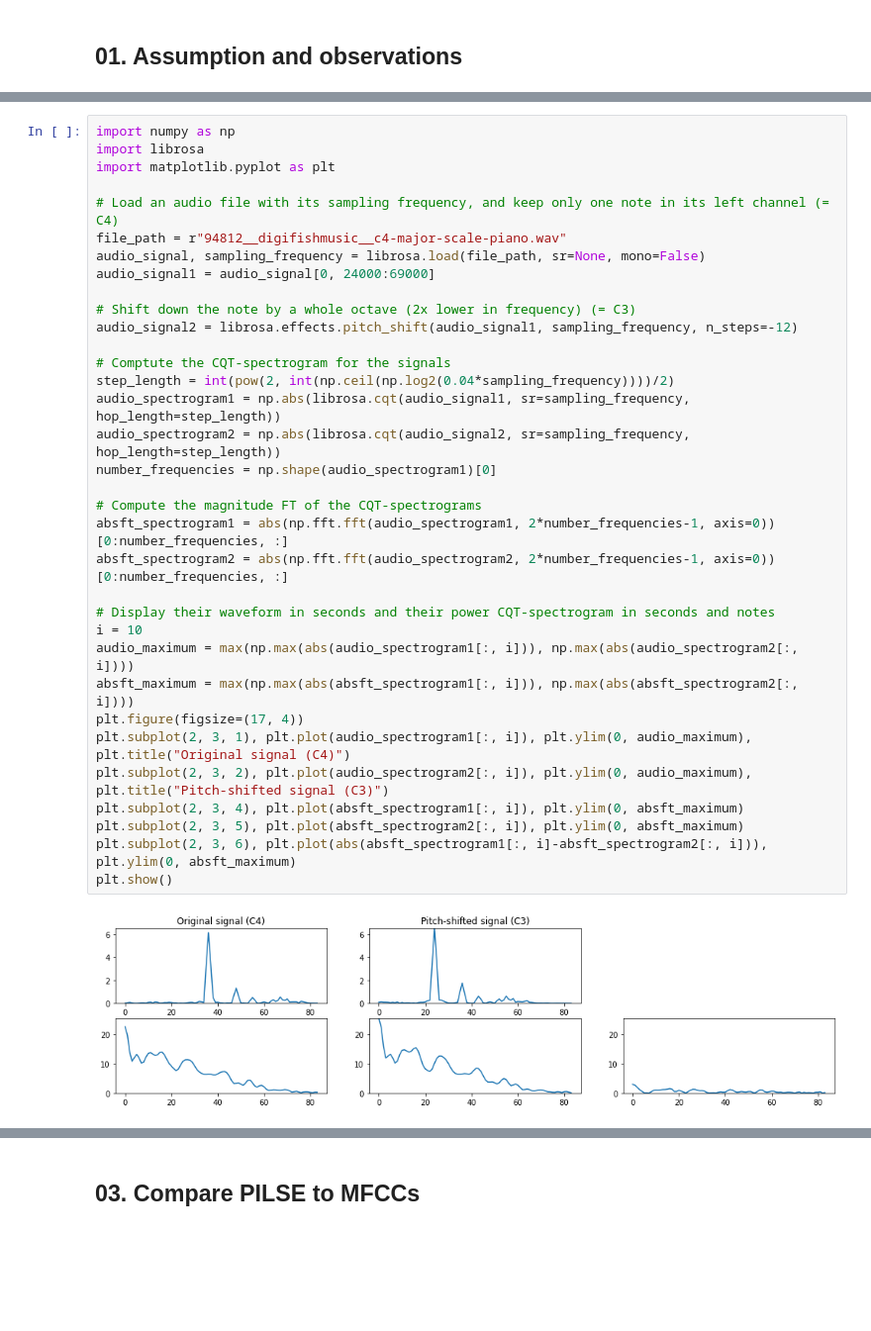
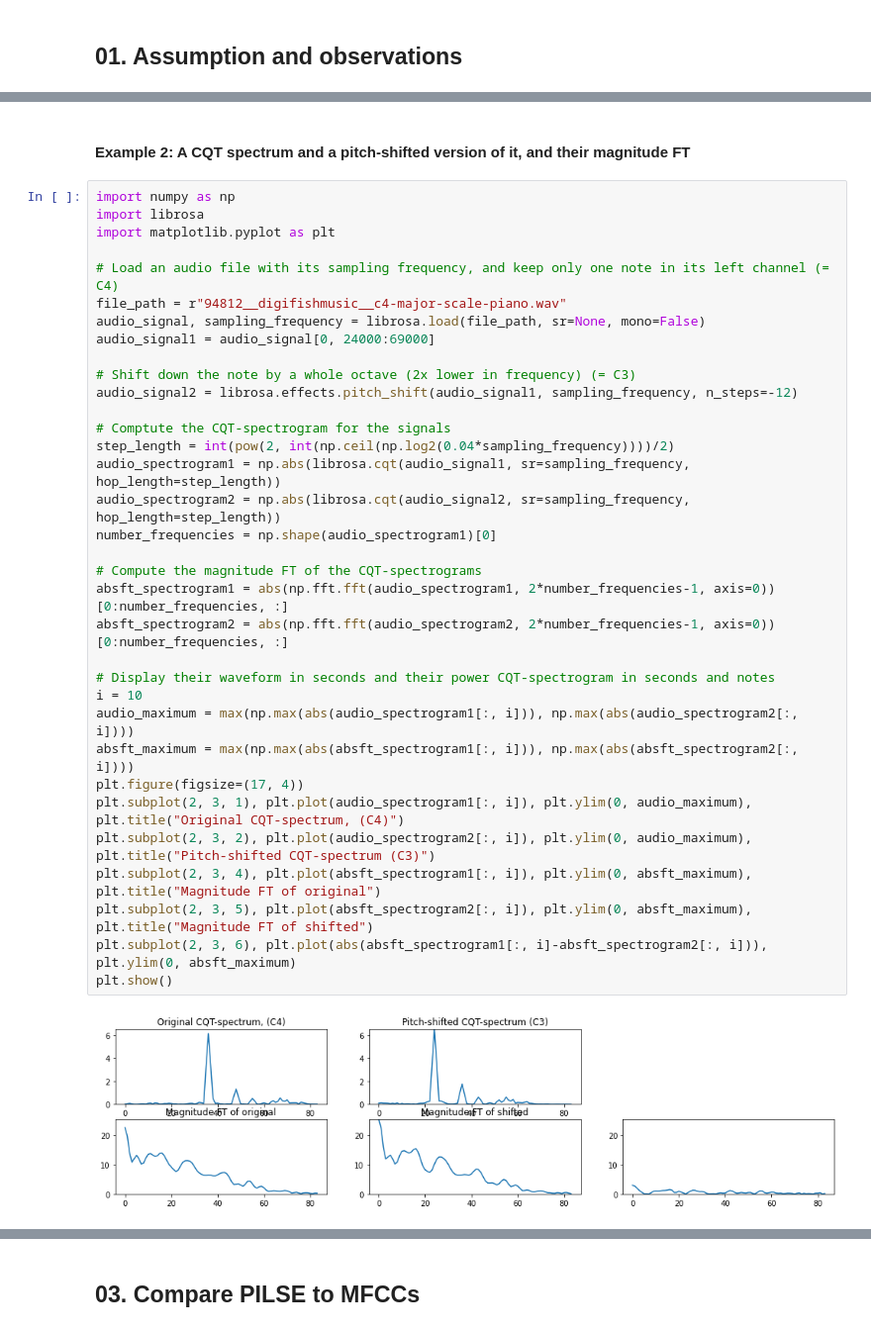
Before and after one commit to zafarrafii/CQHC-Python, a Jupyter notebook: PILSE-Python.ipynb, the cells around one changed output, grey strips where cells are left out. Shown at 99% size. Cells and saved outputs as stored; diff of their text form; blank space fills up the shorter version.

```diff
--- a/PILSE-Python.ipynb
+++ b/PILSE-Python.ipynb
@@ -160,36 +183,38 @@ plt.show()
+# %% [markdown]
+#### Example 2: A CQT spectrum and a pitch-shifted version of it, and their magnitude FT
 # %%
 import numpy as np
 import librosa
 import matplotlib.pyplot as plt
 
 # Load an audio file with its sampling frequency, and keep only one note in its left channel (= C4)
 file_path = r"94812__digifishmusic__c4-major-scale-piano.wav"
 audio_signal, sampling_frequency = librosa.load(file_path, sr=None, mono=False)
 audio_signal1 = audio_signal[0, 24000:69000]
 
 # Shift down the note by a whole octave (2x lower in frequency) (= C3)
 audio_signal2 = librosa.effects.pitch_shift(audio_signal1, sampling_frequency, n_steps=-12)
 
 # Comptute the CQT-spectrogram for the signals
 step_length = int(pow(2, int(np.ceil(np.log2(0.04*sampling_frequency))))/2)
 audio_spectrogram1 = np.abs(librosa.cqt(audio_signal1, sr=sampling_frequency, hop_length=step_length))
 audio_spectrogram2 = np.abs(librosa.cqt(audio_signal2, sr=sampling_frequency, hop_length=step_length))
 number_frequencies = np.shape(audio_spectrogram1)[0]
 
 # Compute the magnitude FT of the CQT-spectrograms
 absft_spectrogram1 = abs(np.fft.fft(audio_spectrogram1, 2*number_frequencies-1, axis=0))[0:number_frequencies, :]
 absft_spectrogram2 = abs(np.fft.fft(audio_spectrogram2, 2*number_frequencies-1, axis=0))[0:number_frequencies, :]
 
 # Display their waveform in seconds and their power CQT-spectrogram in seconds and notes
 i = 10
 audio_maximum = max(np.max(abs(audio_spectrogram1[:, i])), np.max(abs(audio_spectrogram2[:, i])))
 absft_maximum = max(np.max(abs(absft_spectrogram1[:, i])), np.max(abs(absft_spectrogram2[:, i])))
 plt.figure(figsize=(17, 4))
-plt.subplot(2, 3, 1), plt.plot(audio_spectrogram1[:, i]), plt.ylim(0, audio_maximum), plt.title("Original signal (C4)")
-plt.subplot(2, 3, 2), plt.plot(audio_spectrogram2[:, i]), plt.ylim(0, audio_maximum), plt.title("Pitch-shifted signal (C3)")
-plt.subplot(2, 3, 4), plt.plot(absft_spectrogram1[:, i]), plt.ylim(0, absft_maximum)
-plt.subplot(2, 3, 5), plt.plot(absft_spectrogram2[:, i]), plt.ylim(0, absft_maximum)
+plt.subplot(2, 3, 1), plt.plot(audio_spectrogram1[:, i]), plt.ylim(0, audio_maximum), plt.title("Original CQT-spectrum, (C4)")
+plt.subplot(2, 3, 2), plt.plot(audio_spectrogram2[:, i]), plt.ylim(0, audio_maximum), plt.title("Pitch-shifted CQT-spectrum (C3)")
+plt.subplot(2, 3, 4), plt.plot(absft_spectrogram1[:, i]), plt.ylim(0, absft_maximum), plt.title("Magnitude FT of original")
+plt.subplot(2, 3, 5), plt.plot(absft_spectrogram2[:, i]), plt.ylim(0, absft_maximum), plt.title("Magnitude FT of shifted")
 plt.subplot(2, 3, 6), plt.plot(abs(absft_spectrogram1[:, i]-absft_spectrogram2[:, i])), plt.ylim(0, absft_maximum)
 plt.show()
 # %% [output]
-[figure, old version]
+[figure, new version]
```
Also changed, not shown: parts of 18 cells of this notebook, 1 other file.
